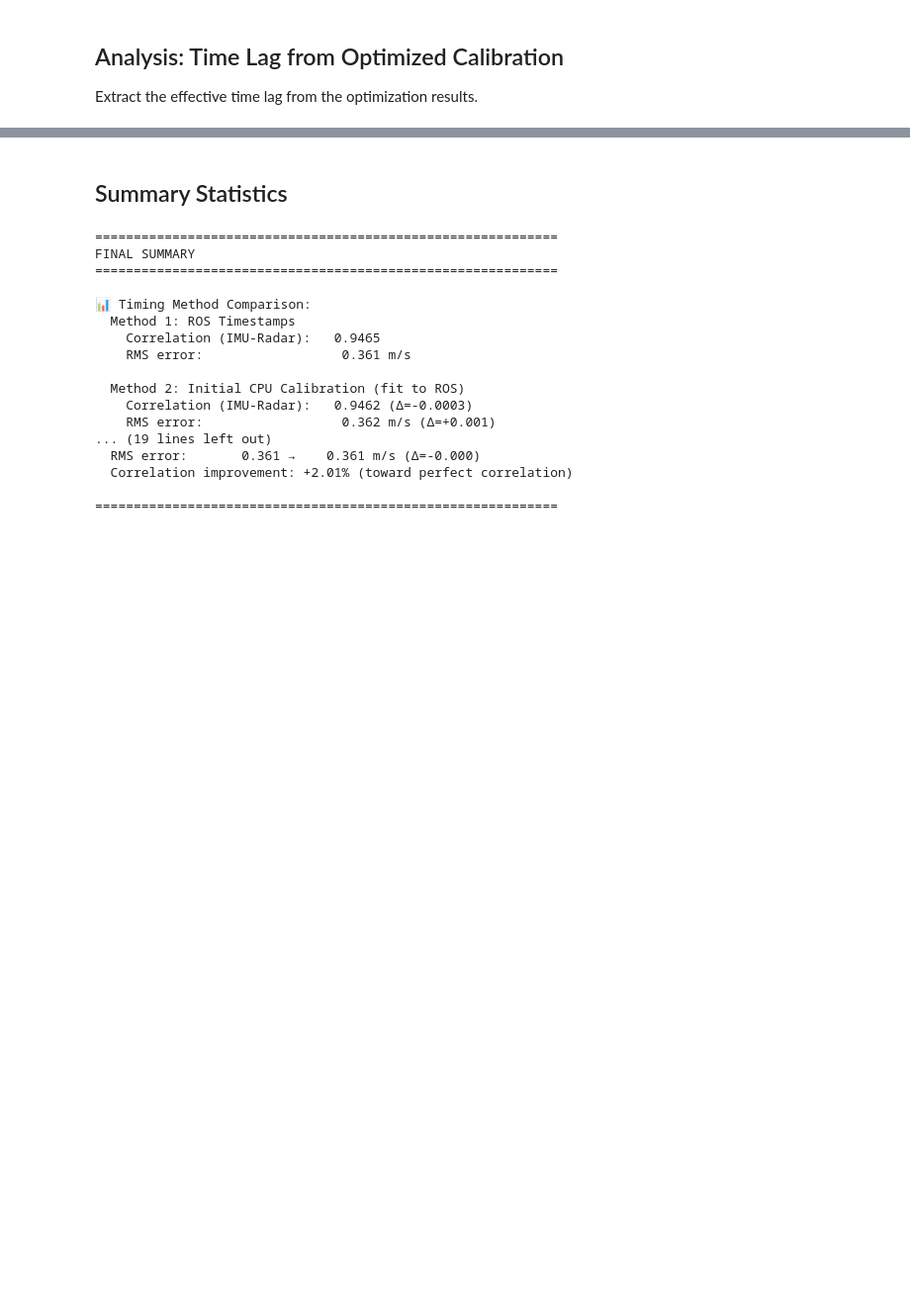
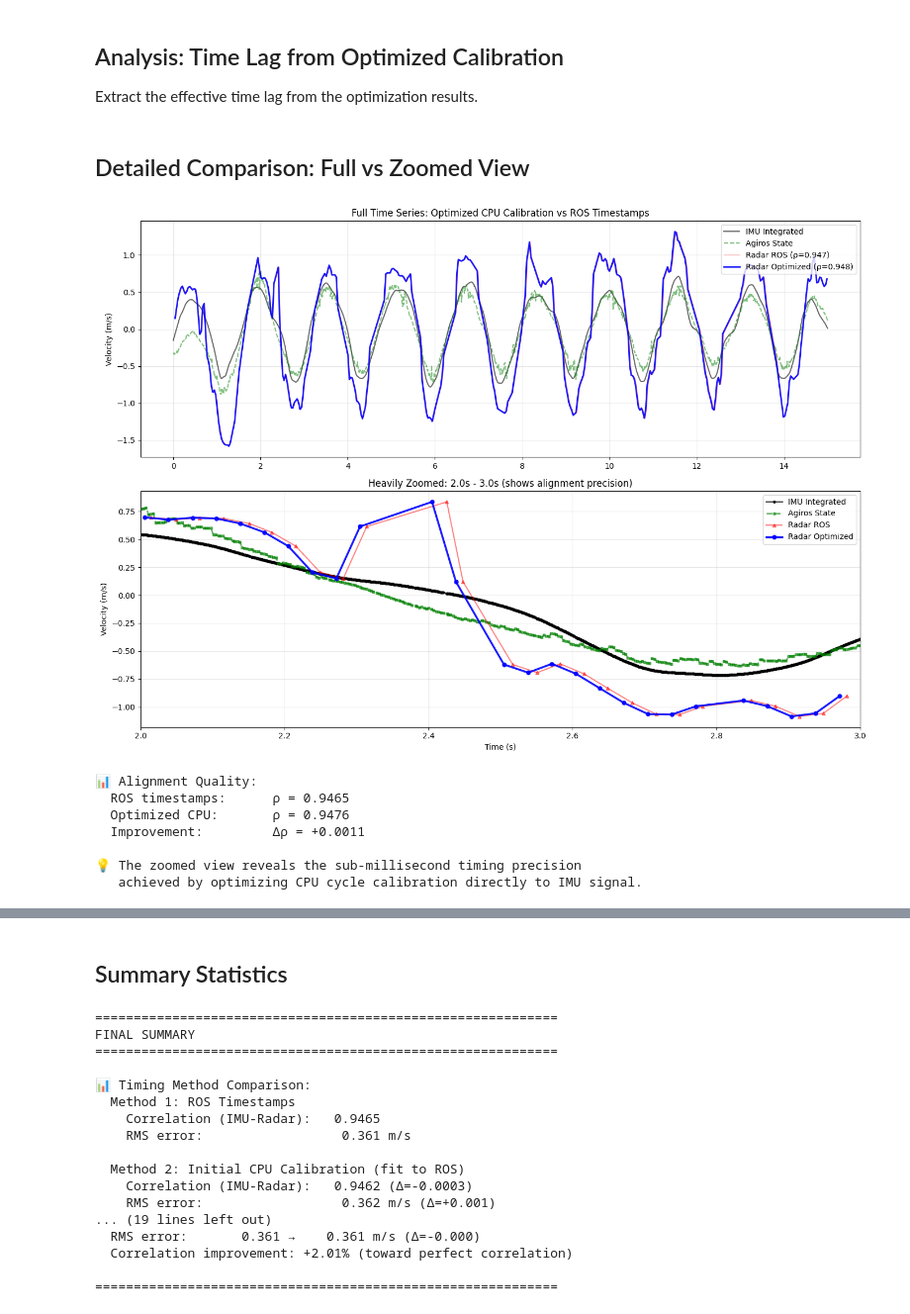
Before and after one commit to Dr1zz3l/radar-iwr6843-driver, a Jupyter notebook: analysis/notebooks/radar_imu_velocity_sync_cpu_corrected.ipynb, the cells around one changed output, grey strips where cells are left out. Shown at 99% size. Drawn from its saved outputs; the diff is of its cells as text; code cells hidden in the pictures; blank space fills up the shorter version.

```diff
--- a/analysis/notebooks/radar_imu_velocity_sync_cpu_corrected.ipynb
+++ b/analysis/notebooks/radar_imu_velocity_sync_cpu_corrected.ipynb
@@ -729,6 +715,67 @@ Timestamp monotonicity check:
 ## Analysis: Time Lag from Optimized Calibration
 
 Extract the effective time lag from the optimization results.
+# %% [markdown]
+## Detailed Comparison: Full vs Zoomed View
+# %%
+# Create focused comparison: Full view vs Heavily Zoomed view
+# This shows the alignment quality at different scales
+
+t0 = imu_times[0]
+
+fig, axes = plt.subplots(2, 1, figsize=(14, 10))
+
+# Panel 1: Full view - entire time series
+axes[0].plot(imu_times - t0, imu_vx_filt, 'k-', alpha=0.6, linewidth=1.5, label='IMU Integrated')
+axes[0].plot(state_times - t0, state_vx, 'g--', alpha=0.5, linewidth=1.5, label='Agiros State')
+axes[0].plot(radar_times_ros - t0, radar_vx_filt, 'r-', linewidth=1, alpha=0.4, label=f'Radar ROS (ρ={correlation_ros:.3f})')
+axes[0].plot(radar_times_cpu_opt - t0, radar_vx_filt, 'b-', linewidth=2, alpha=0.9,
+             label=f'Radar Optimized (ρ={correlation_opt:.3f})')
+axes[0].set_ylabel('Velocity (m/s)')
+axes[0].set_title('Full Time Series: Optimized CPU Calibration vs ROS Timestamps')
+axes[0].legend(loc='upper right')
+axes[0].grid(True, alpha=0.3)
+
+# Panel 2: Heavily zoomed view - 1 second window to see fine detail
+zoom_start, zoom_duration = 2.0, 1.0  # 1 second window
+zoom_mask_imu = (imu_times - t0 >= zoom_start) & (imu_times - t0 <= zoom_start + zoom_duration)
+zoom_mask_state = (state_times - t0 >= zoom_start) & (state_times - t0 <= zoom_start + zoom_duration)
+zoom_mask_radar = (radar_times_ros - t0 >= zoom_start) & (radar_times_ros - t0 <= zoom_start + zoom_duration)
+zoom_mask_radar_opt = (radar_times_cpu_opt - t0 >= zoom_start) & (radar_times_cpu_opt - t0 <= zoom_start + zoom_duration)
+
+axes[1].plot((imu_times - t0)[zoom_mask_imu], imu_vx_filt[zoom_mask_imu],
+             'k-', alpha=0.7, linewidth=2, label='IMU Integrated', marker='o', markersize=3)
+axes[1].plot((state_times - t0)[zoom_mask_state], state_vx[zoom_mask_state],
+             'g--', alpha=0.6, linewidth=2, label='Agiros State', marker='s', markersize=3)
+axes[1].plot((radar_times_ros - t0)[zoom_mask_radar], radar_vx_filt[zoom_mask_radar],
+             'r-', linewidth=1.5, alpha=0.5, label='Radar ROS', marker='^', markersize=4)
+axes[1].plot((radar_times_cpu_opt - t0)[zoom_mask_radar_opt], radar_vx_filt[zoom_mask_radar_opt],
+             'b-', linewidth=2.5, alpha=0.9, label='Radar Optimized', marker='o', markersize=5)
+axes[1].set_xlabel('Time (s)')
+axes[1].set_ylabel('Velocity (m/s)')
+axes[1].set_title(f'Heavily Zoomed: {zoom_start:.1f}s - {zoom_start+zoom_duration:.1f}s (shows alignment precision)')
+axes[1].set_xlim([zoom_start, zoom_start + zoom_duration])
+axes[1].legend(loc='upper right', fontsize=10)
+axes[1].grid(True, alpha=0.3)
+
+plt.tight_layout()
+plt.show()
+
+print(f"\n📊 Alignment Quality:")
+print(f"  ROS timestamps:      ρ = {correlation_ros:.4f}")
+print(f"  Optimized CPU:       ρ = {correlation_opt:.4f}")
+print(f"  Improvement:         Δρ = {correlation_opt - correlation_ros:+.4f}")
+print(f"\n💡 The zoomed view reveals the sub-millisecond timing precision")
+print(f"   achieved by optimizing CPU cycle calibration directly to IMU signal.")
+# %% [output]
+[figure, added]
+📊 Alignment Quality:
+  ROS timestamps:      ρ = 0.9465
+  Optimized CPU:       ρ = 0.9476
+  Improvement:         Δρ = +0.0011
+
+💡 The zoomed view reveals the sub-millisecond timing precision
+   achieved by optimizing CPU cycle calibration directly to IMU signal.
 # %%
 print("\n" + "="*60)
 print("ANALYSIS: Extract Effective Time Lag")
```
Also changed, not shown: parts of 8 cells of this notebook.
